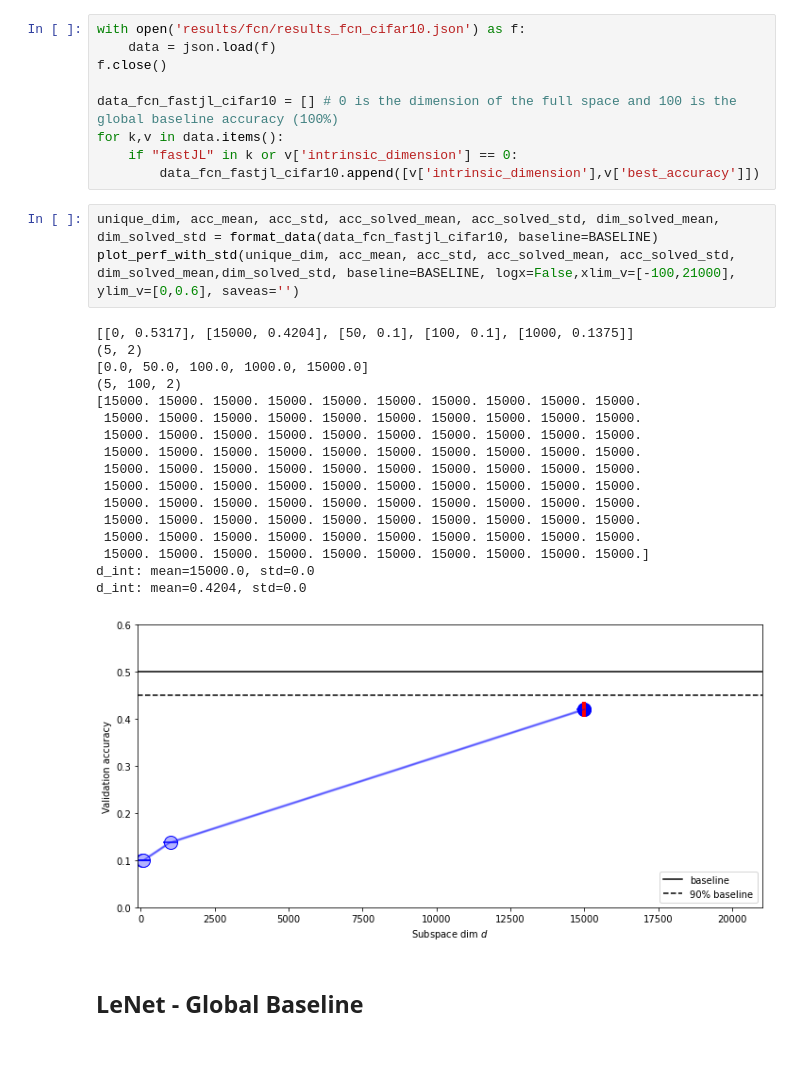
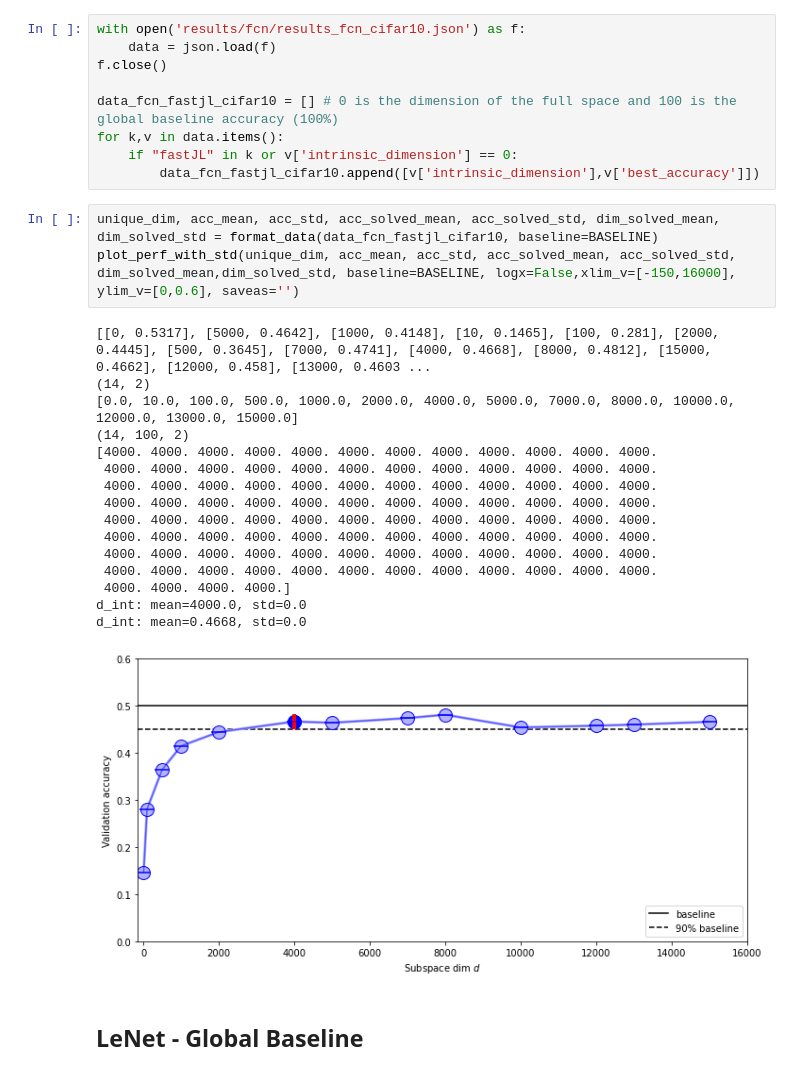
Before and after one commit to AntoAndGar/Intrinsic-Dimension, a Jupyter notebook: id_plots.ipynb, the cells around one changed output. Cells and saved outputs as stored; diff of their text form.

```diff
--- a/id_plots.ipynb
+++ b/id_plots.ipynb
@@ -422,25 +422,24 @@ for k,v in data.items():
         data_fcn_fastjl_cifar10.append([v['intrinsic_dimension'],v['best_accuracy']])
 # %%
 unique_dim, acc_mean, acc_std, acc_solved_mean, acc_solved_std, dim_solved_mean, dim_solved_std = format_data(data_fcn_fastjl_cifar10, baseline=BASELINE)
-plot_perf_with_std(unique_dim, acc_mean, acc_std, acc_solved_mean, acc_solved_std, dim_solved_mean,dim_solved_std, baseline=BASELINE, logx=False,xlim_v=[-100,21000], ylim_v=[0,0.6], saveas='')
+plot_perf_with_std(unique_dim, acc_mean, acc_std, acc_solved_mean, acc_solved_std, dim_solved_mean,dim_solved_std, baseline=BASELINE, logx=False,xlim_v=[-150,16000], ylim_v=[0,0.6], saveas='')
 # %% [output]
-[[0, 0.5317], [15000, 0.4204], [50, 0.1], [100, 0.1], [1000, 0.1375]]
-(5, 2)
-[0.0, 50.0, 100.0, 1000.0, 15000.0]
-(5, 100, 2)
-[15000. 15000. 15000. 15000. 15000. 15000. 15000. 15000. 15000. 15000.
- 15000. 15000. 15000. 15000. 15000. 15000. 15000. 15000. 15000. 15000.
- 15000. 15000. 15000. 15000. 15000. 15000. 15000. 15000. 15000. 15000.
- 15000. 15000. 15000. 15000. 15000. 15000. 15000. 15000. 15000. 15000.
- 15000. 15000. 15000. 15000. 15000. 15000. 15000. 15000. 15000. 15000.
- 15000. 15000. 15000. 15000. 15000. 15000. 15000. 15000. 15000. 15000.
- 15000. 15000. 15000. 15000. 15000. 15000. 15000. 15000. 15000. 15000.
- 15000. 15000. 15000. 15000. 15000. 15000. 15000. 15000. 15000. 15000.
- 15000. 15000. 15000. 15000. 15000. 15000. 15000. 15000. 15000. 15000.
- 15000. 15000. 15000. 15000. 15000. 15000. 15000. 15000. 15000. 15000.]
-d_int: mean=15000.0, std=0.0
-d_int: mean=0.4204, std=0.0
+[[0, 0.5317], [5000, 0.4642], [1000, 0.4148], [10, 0.1465], [100, 0.281], [2000, 0.4445], [500, 0.3645], [7000, 0.4741], [4000, 0.4668], [8000, 0.4812], [15000, 0.4662], [12000, 0.458], [13000, 0.4603 ...
+(14, 2)
+[0.0, 10.0, 100.0, 500.0, 1000.0, 2000.0, 4000.0, 5000.0, 7000.0, 8000.0, 10000.0, 12000.0, 13000.0, 15000.0]
+(14, 100, 2)
+[4000. 4000. 4000. 4000. 4000. 4000. 4000. 4000. 4000. 4000. 4000. 4000.
+ 4000. 4000. 4000. 4000. 4000. 4000. 4000. 4000. 4000. 4000. 4000. 4000.
+ 4000. 4000. 4000. 4000. 4000. 4000. 4000. 4000. 4000. 4000. 4000. 4000.
+ 4000. 4000. 4000. 4000. 4000. 4000. 4000. 4000. 4000. 4000. 4000. 4000.
+ 4000. 4000. 4000. 4000. 4000. 4000. 4000. 4000. 4000. 4000. 4000. 4000.
+ 4000. 4000. 4000. 4000. 4000. 4000. 4000. 4000. 4000. 4000. 4000. 4000.
+ 4000. 4000. 4000. 4000. 4000. 4000. 4000. 4000. 4000. 4000. 4000. 4000.
+ 4000. 4000. 4000. 4000. 4000. 4000. 4000. 4000. 4000. 4000. 4000. 4000.
+ 4000. 4000. 4000. 4000.]
+d_int: mean=4000.0, std=0.0
+d_int: mean=0.4668, std=0.0
-[figure, old version]
+[figure, new version]
 # %% [markdown]
 ## LeNet - Global Baseline
 # %%
```
Also changed, not shown: parts of 19 cells of this notebook, 20 other files.
